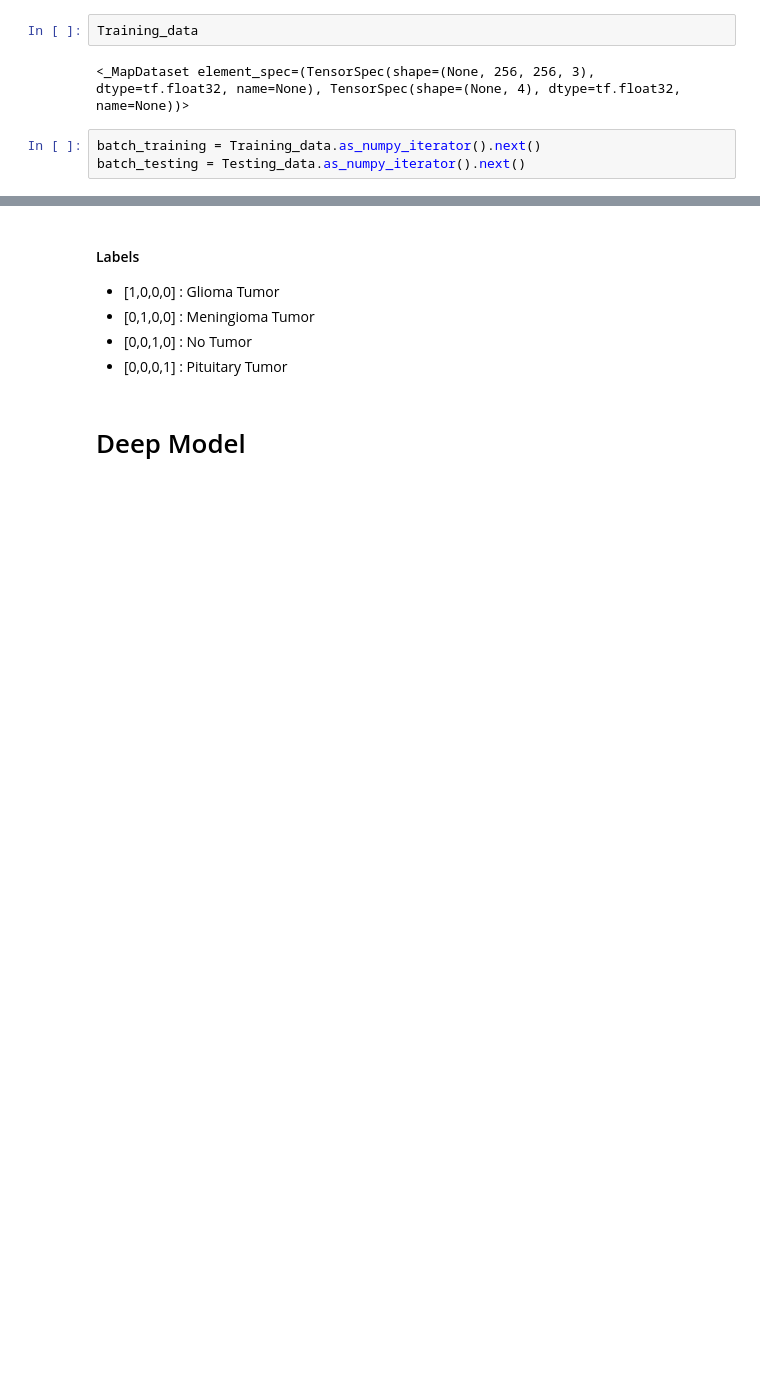
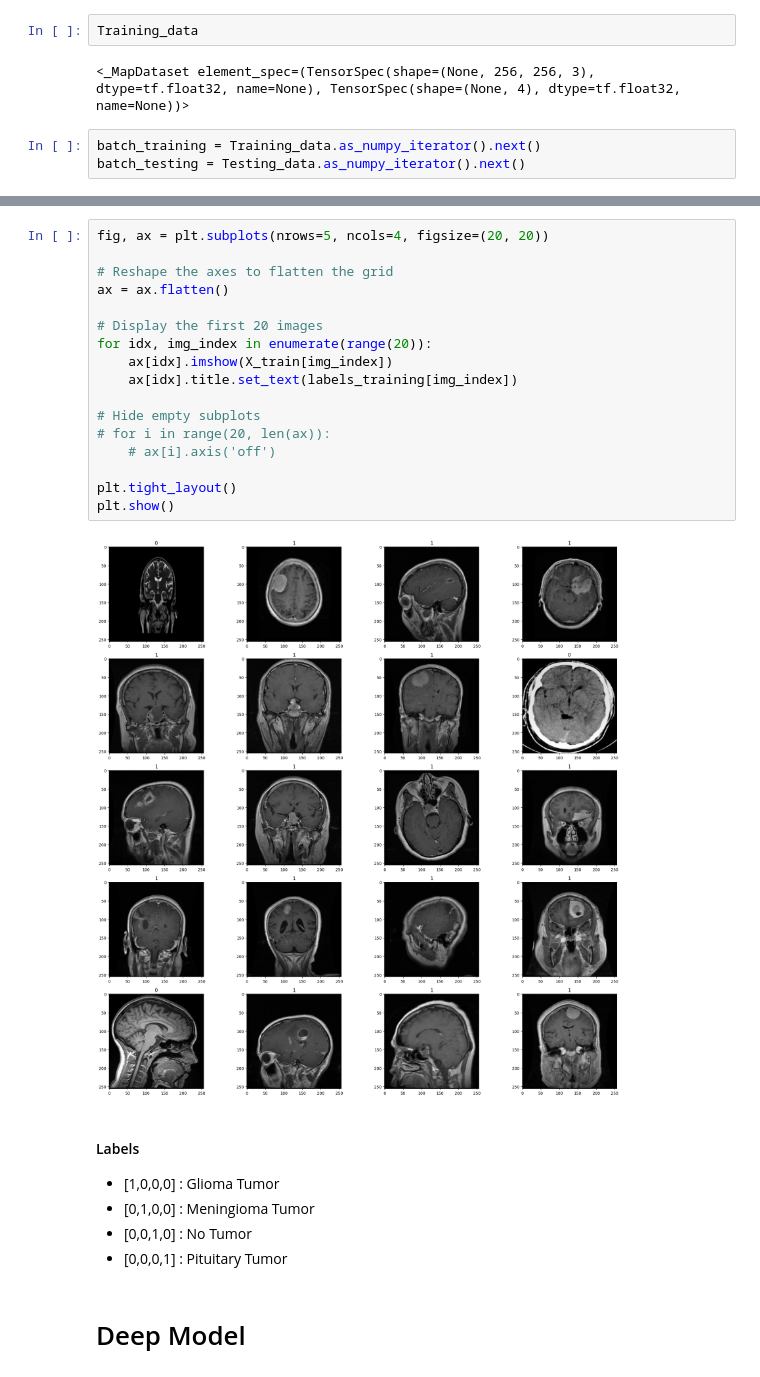
Before and after one commit to HarjitG/Brain-Tumour-Classification, a Jupyter notebook: Colab_Notebook.ipynb, the cells around one changed output, grey strips where cells are left out. Drawn from its saved outputs; the diff is of its cells as text; blank space fills up the shorter version.

```diff
--- a/Colab_Notebook.ipynb
+++ b/Colab_Notebook.ipynb
@@ -236,3 +443,22 @@ for idx, img_index in enumerate([12,13,14,15]):
+# %%
+fig, ax = plt.subplots(nrows=5, ncols=4, figsize=(20, 20))
+
+# Reshape the axes to flatten the grid
+ax = ax.flatten()
+
+# Display the first 20 images
+for idx, img_index in enumerate(range(20)):
+    ax[idx].imshow(X_train[img_index])
+    ax[idx].title.set_text(labels_training[img_index])
+
+# Hide empty subplots
+# for i in range(20, len(ax)):
+    # ax[i].axis('off')
+
+plt.tight_layout()
+plt.show()
+# %% [output]
+[figure, added]
 # %% [markdown]
 #### Labels
 -   [1,0,0,0] : Glioma Tumor
```
Also changed, not shown: parts of 66 cells of this notebook.
